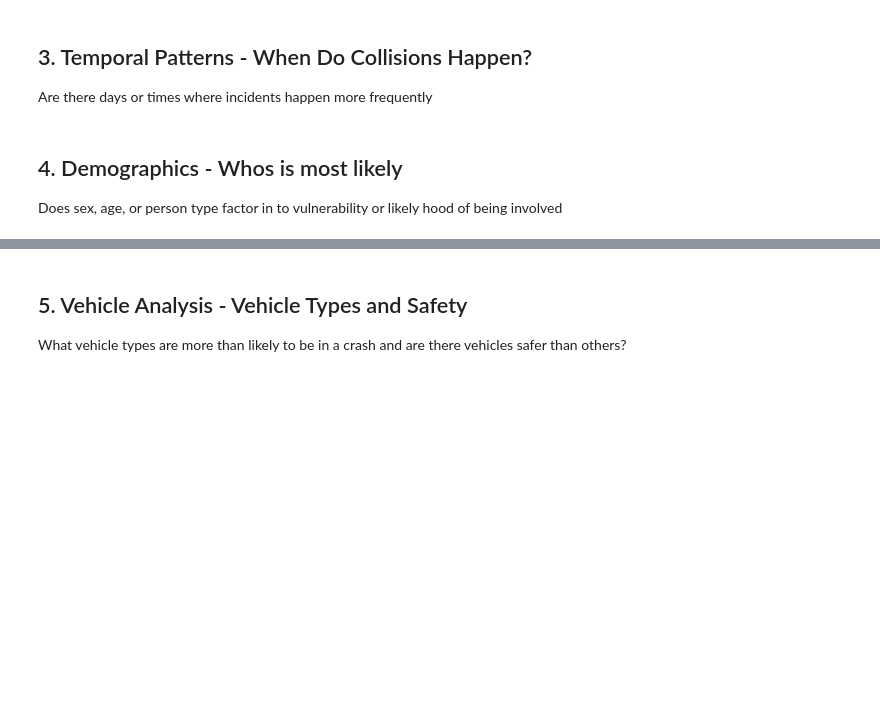
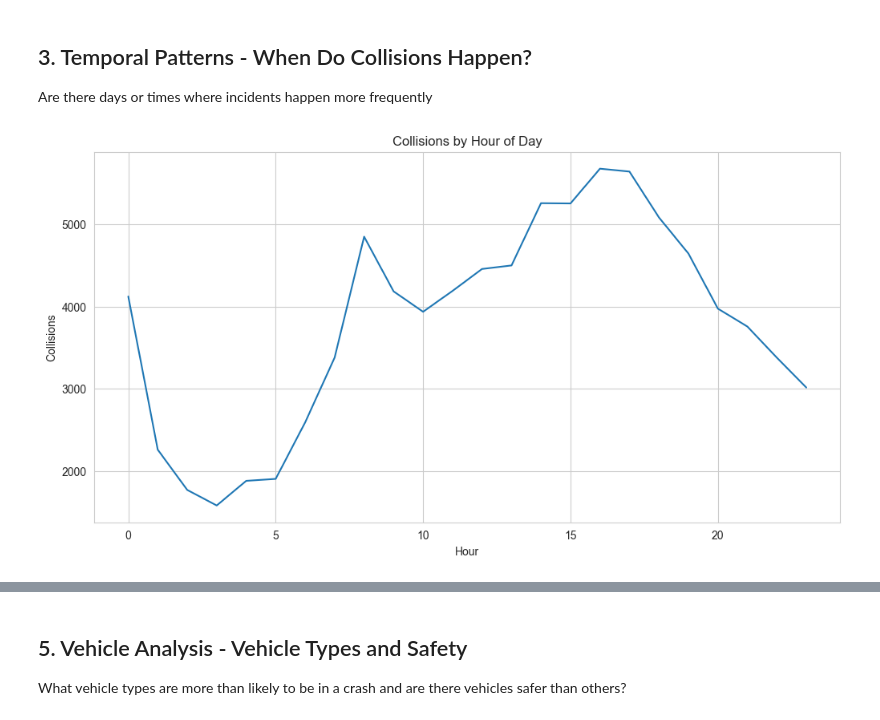
Before and after one commit to yohanesm1/ym-sl-de-take-home-project, a Jupyter notebook: analyze/analyze_collisions.ipynb, the cells around one changed output, grey strips where cells are left out. Saved outputs shown, nothing was run; the diff lists cells and outputs as text; code cells hidden in the pictures; blank space fills up the shorter version.

```diff
--- a/analyze/analyze_collisions.ipynb
+++ b/analyze/analyze_collisions.ipynb
@@ -45,7 +90,21 @@ Incident summary by Borough
 ## 3. Temporal Patterns - When Do Collisions Happen?
 
 Are there days or times where incidents happen more frequently
-# %% [markdown]
-## 4. Demographics - Whos is most likely
-
-Does sex, age, or person type factor in to vulnerability or likely hood of being involved
+# %%
+hour_df = pd.read_sql("""
+select
+  crash_hour,
+  count(*) as collisions
+from analytics.fact_crashes
+where crash_hour is not null
+group by crash_hour
+order by crash_hour;
+""", engine)
+
+sns.lineplot(data=hour_df, x="crash_hour", y="collisions")
+plt.title("Collisions by Hour of Day")
+plt.xlabel("Hour")
+plt.ylabel("Collisions")
+plt.show()
+# %% [output]
+[figure, added]
```
Also changed, not shown: parts of 9 cells of this notebook, 5 other files.
